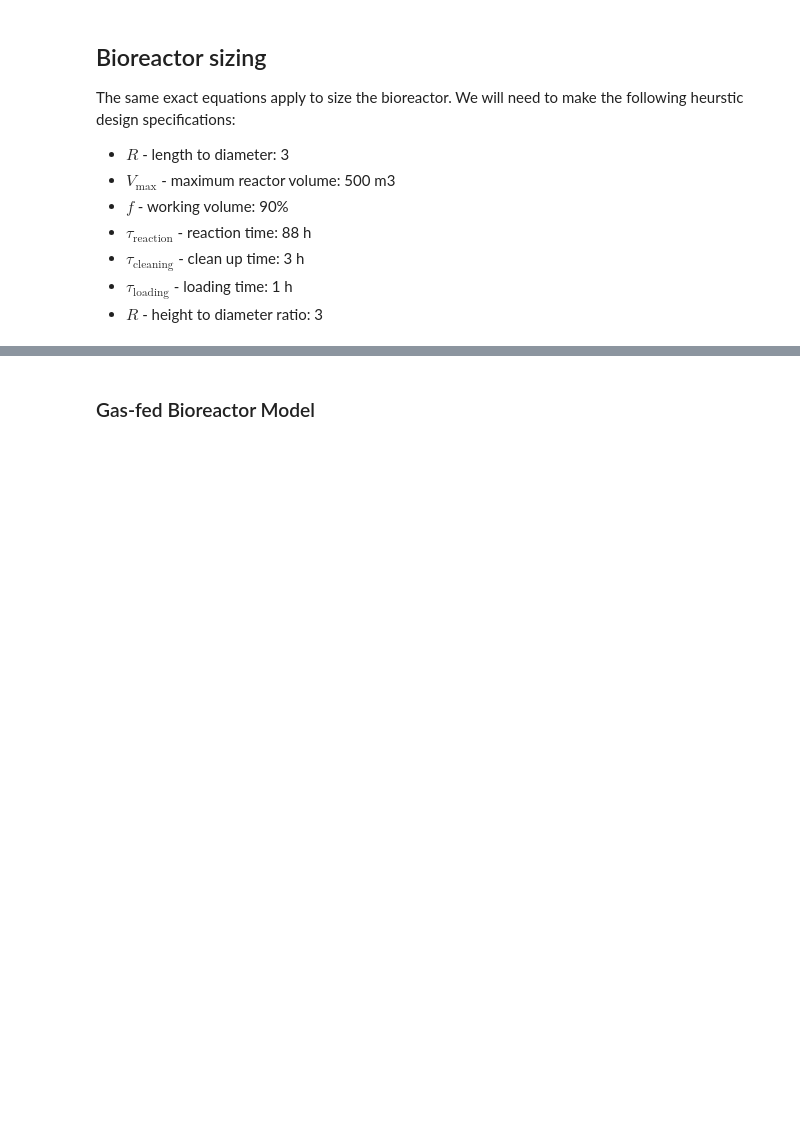
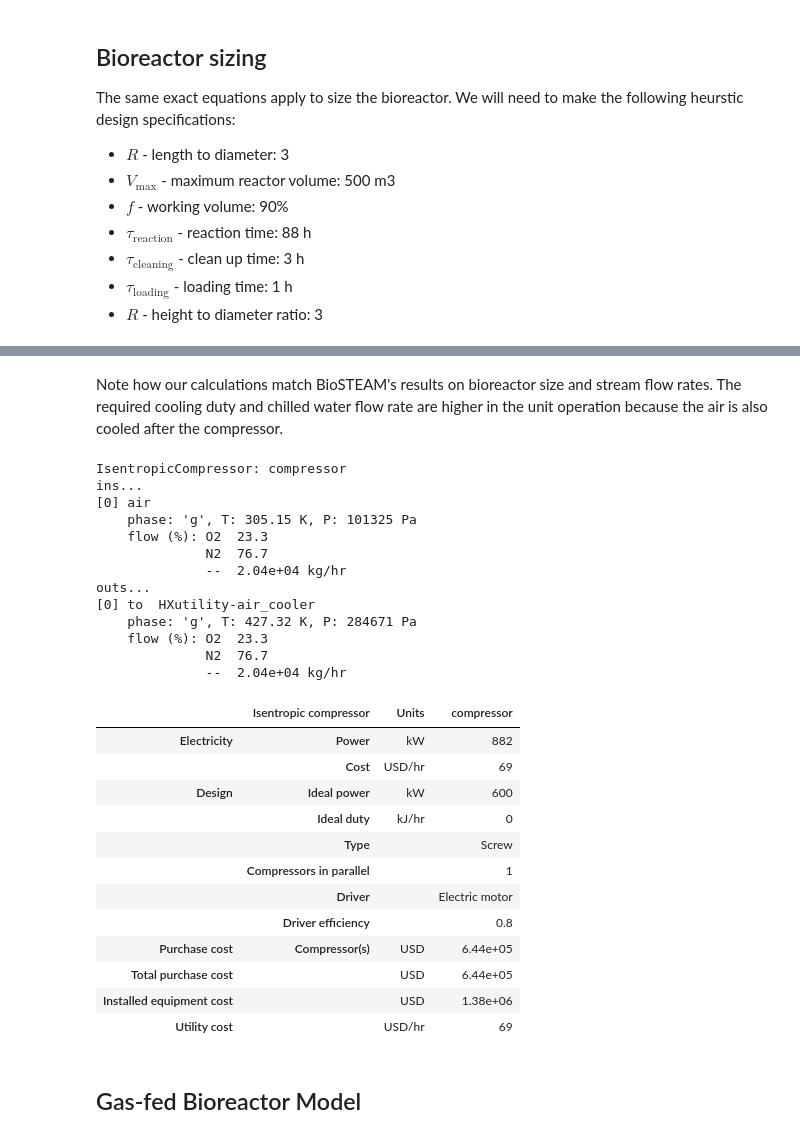
Before and after one commit to BioSTEAMDevelopmentGroup/How2STEAM, a Jupyter notebook: case_studies/Bioreactor_modeling.ipynb, the cells around one changed output, grey strips where cells are left out. Drawn from its saved outputs; the diff is of its cells as text; code cells hidden in the pictures; blank space fills up the shorter version.

```diff
--- a/case_studies/Bioreactor_modeling.ipynb
+++ b/case_studies/Bioreactor_modeling.ipynb
@@ -725,2 +766,35 @@ flow (%): O2  23.3
+# %% [markdown]
+Note how our calculations match BioSTEAM's results on bioreactor size and stream flow rates. The required cooling duty and chilled water flow rate are higher in the unit operation because the air is also cooled after the compressor.
+# %%
+bioreactor.compressor.show('cwt')
+print()
+bioreactor.compressor.results()
+# %% [output]
+IsentropicCompressor: compressor
+ins...
+[0] air
+    phase: 'g', T: 305.15 K, P: 101325 Pa
+    flow (%): O2  23.3
+              N2  76.7
+              --  2.04e+04 kg/hr
+outs...
+[0] to  HXutility-air_cooler
+    phase: 'g', T: 427.32 K, P: 284671 Pa
+    flow (%): O2  23.3
+              N2  76.7
+              --  2.04e+04 kg/hr
+|  | Isentropic compressor | Units | compressor |
+| Electricity | Power | kW | 882 |
+|  | Cost | USD/hr | 69 |
+| Design | Ideal power | kW | 600 |
+|  | Ideal duty | kJ/hr | 0 |
+|  | Type |  | Screw |
+|  | Compressors in parallel |  | 1 |
+|  | Driver |  | Electric motor |
+|  | Driver efficiency |  | 0.8 |
+| Purchase cost | Compressor(s) | USD | 6.44e+05 |
+| Total purchase cost |  | USD | 6.44e+05 |
+| Installed equipment cost |  | USD | 1.38e+06 |
+| Utility cost |  | USD/hr | 69 |
 # %% [markdown]
-### Gas-fed Bioreactor Model
+## Gas-fed Bioreactor Model
```
Also changed, not shown: parts of 18 cells of this notebook.
